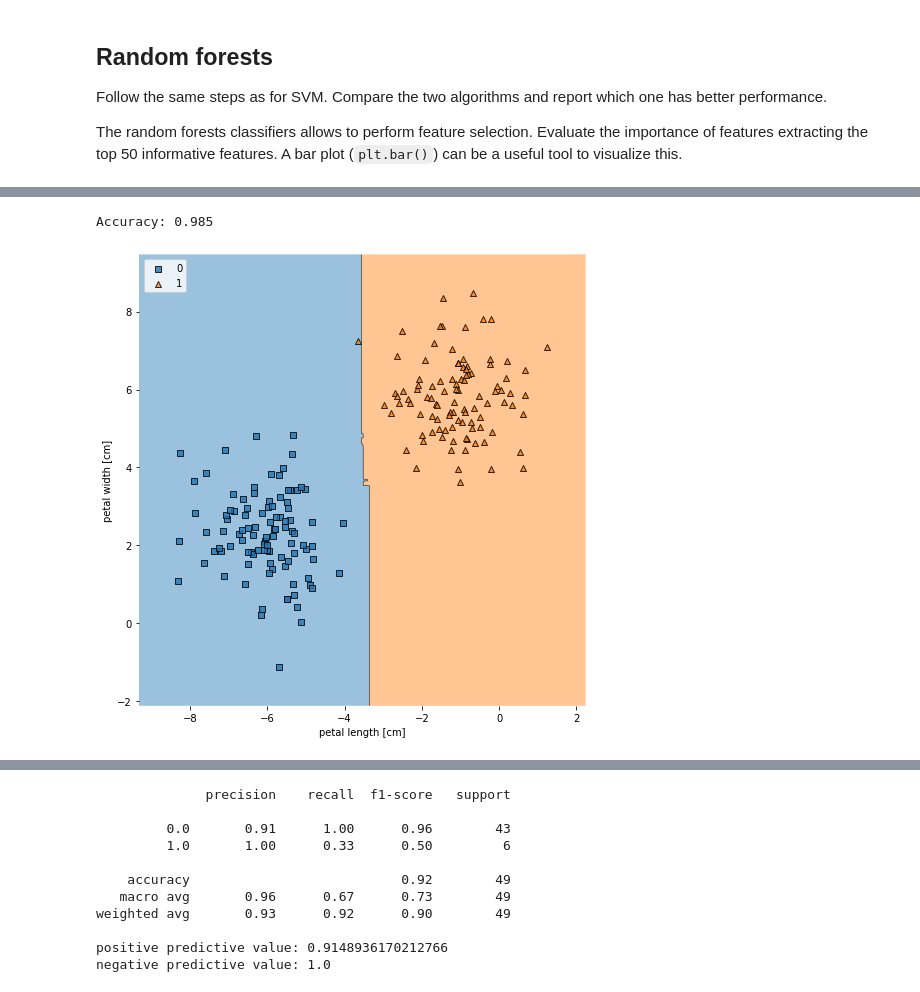
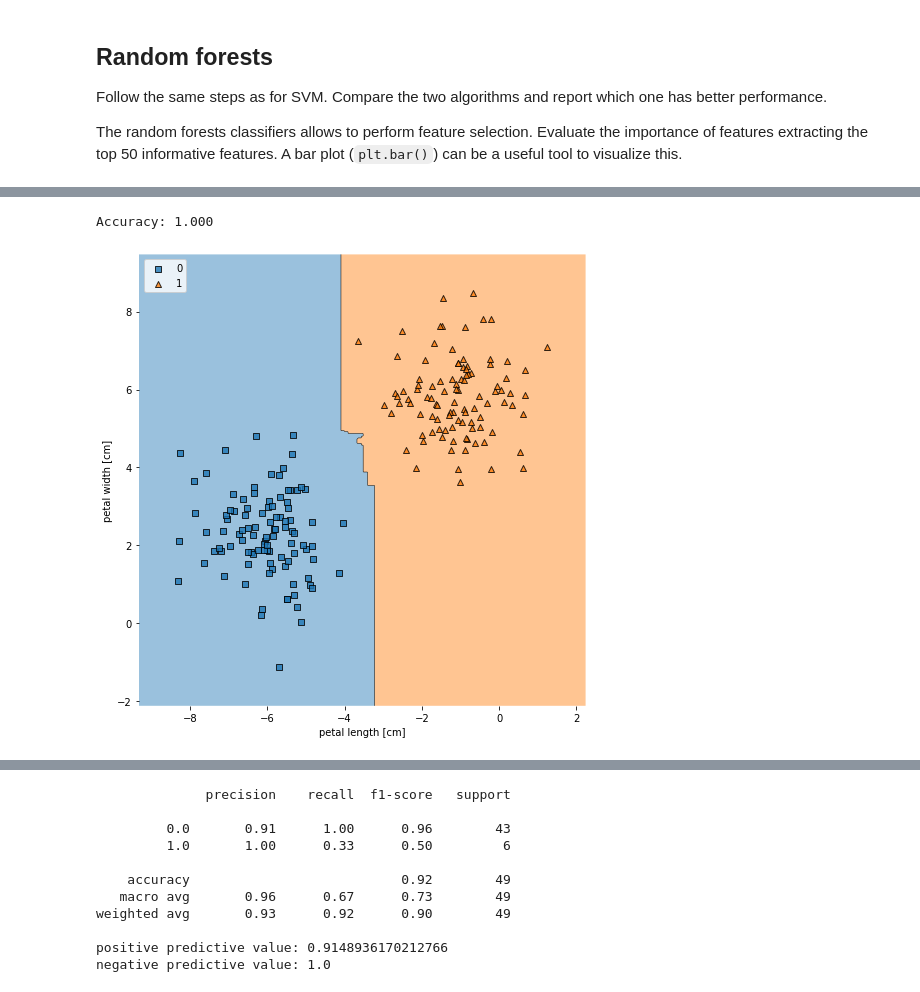
Before and after one commit to mennocromwijk/Machine_Learning, a Jupyter notebook: practicals/week_6.ipynb, the cells around one changed output, grey strips where cells are left out. Cells and saved outputs as stored; diff of their text form; code cells hidden in the pictures.

```diff
--- a/practicals/week_6.ipynb
+++ b/practicals/week_6.ipynb
@@ -275,34 +280,34 @@ from mlxtend.plotting import plot_decision_regions
 
 # data generation: linearly separable
 X, Y = make_blobs(n_samples=200, centers=2, n_features=2, random_state=1234)
 X = pd.DataFrame(X, columns=['x1', 'x2'])
 
 # splitting data into training and test set
 X_train, X_test, Y_train, Y_test = train_test_split(X, Y, test_size=0.33, random_state=333)
 
 import numpy as np
 import matplotlib.pyplot as plt
 
 # build the model
 model_rf = RandomForestClassifier()
 model_rf.fit(X_train, Y_train)
 
-y_pred = model.predict(X_test)
+y_pred = model_rf.predict(X_test)
 print('Accuracy: %.3f' % accuracy_score(Y_test, y_pred))
 
 X_combined = np.vstack((X_train, X_test))
 y_combined = np.hstack((Y_train, Y_test))
 
 #
 # plot_decision_regions function takes "forest" as classifier
 #
 fig, ax = plt.subplots(figsize=(7, 7))
-plot_decision_regions(X_combined, y_combined, clf=model)
+plot_decision_regions(X_combined, y_combined, clf=model_rf)
 plt.xlabel('petal length [cm]')
 plt.ylabel('petal width [cm]')
 plt.legend(loc='upper left')
 plt.tight_layout()
 plt.show()
 # %% [output]
-Accuracy: 0.985
+Accuracy: 1.000
-[figure, old version]
+[figure, new version]
```
Also changed, not shown: parts of 6 cells of this notebook.
